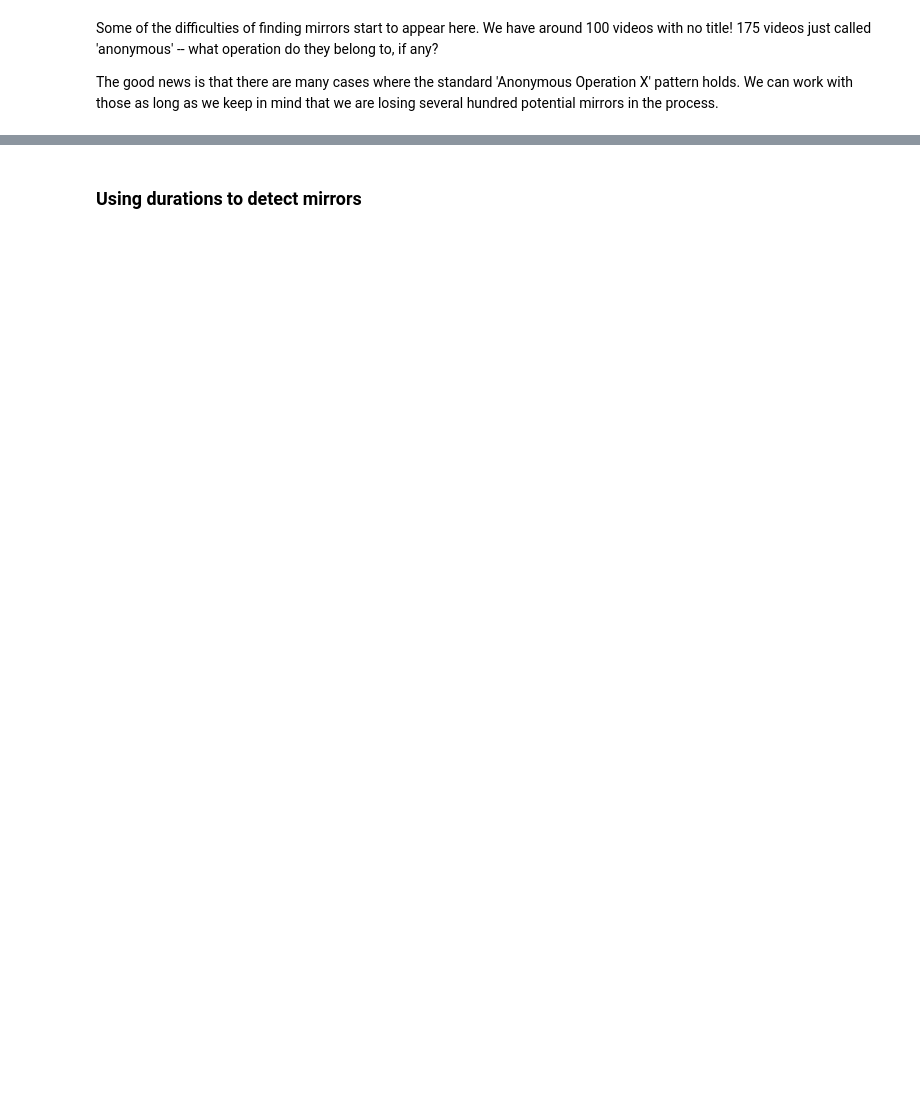
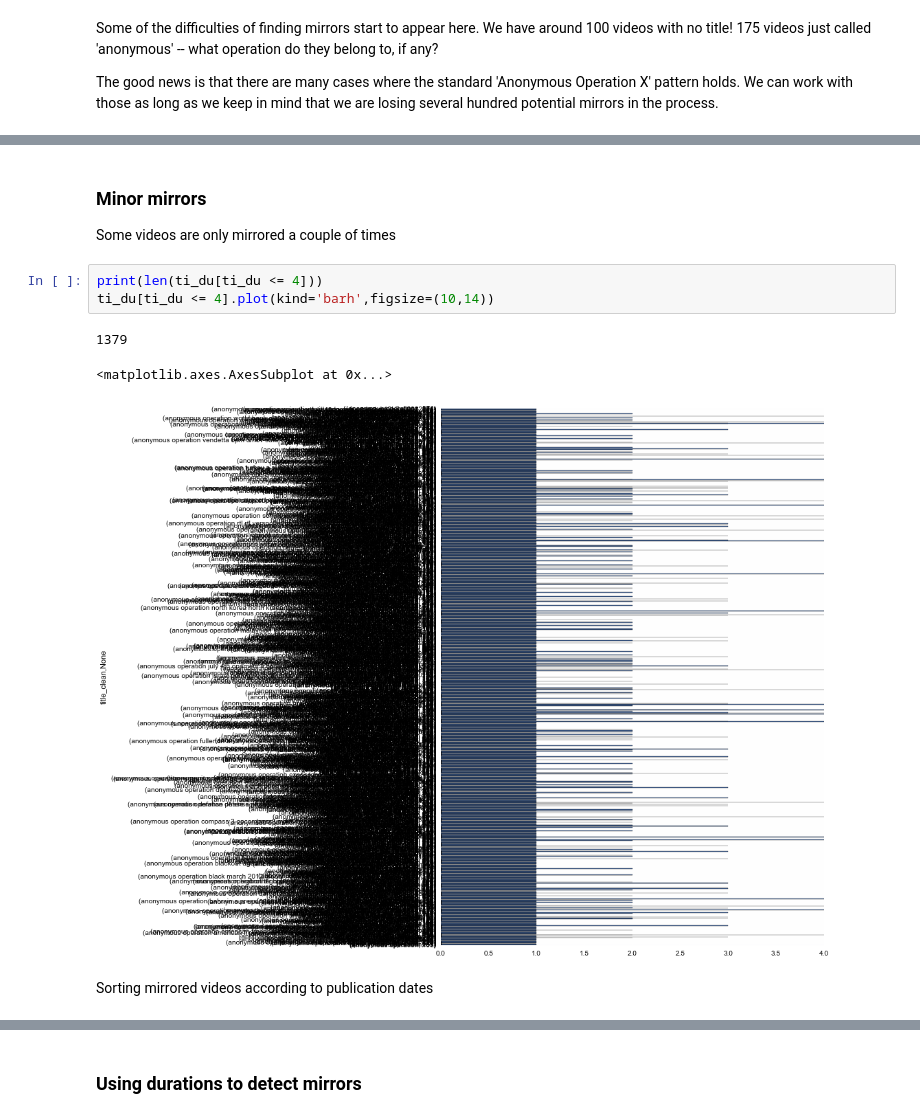
Before and after one commit to rian39/mirroring, a Jupyter notebook: Operations_data.ipynb, the cells around one changed output, grey strips where cells are left out. Cells and saved outputs as stored; diff of their text form; blank space fills up the shorter version.

```diff
--- a/Operations_data.ipynb
+++ b/Operations_data.ipynb
@@ -230,0 +236,13 @@ ops_pure.shape
+# %% [markdown]
+### Minor mirrors
+
+Some videos are only mirrored a couple of times
+# %%
+print(len(ti_du[ti_du <= 4]))
+ti_du[ti_du <= 4].plot(kind='barh',figsize=(10,14))
+# %% [output]
+1379
+<matplotlib.axes.AxesSubplot at 0x...>
+[figure, added]
+# %% [markdown]
+Sorting mirrored videos according to publication dates
```
Also changed, not shown: parts of 15 cells of this notebook, 8 other files.
